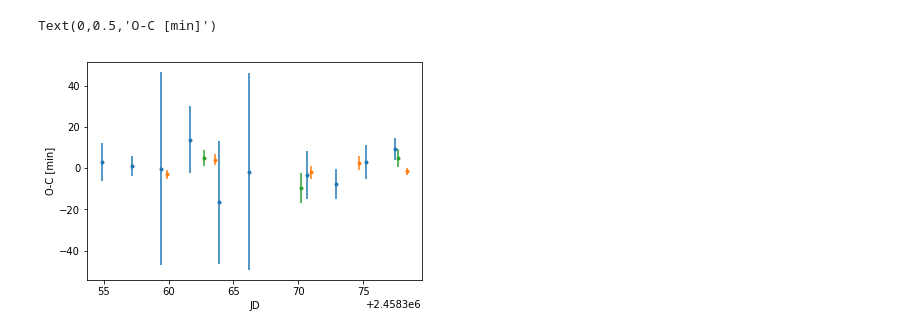
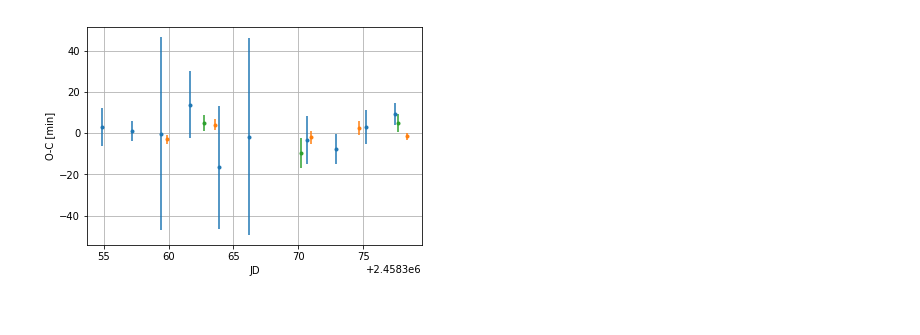
Before and after one commit to bmorris3/tessperiment, a Jupyter notebook: toi175_ttvfast.ipynb, the cells around one changed output. Drawn from its saved outputs; the diff is of its cells as text; code cells hidden in the pictures.

```diff
--- a/toi175_ttvfast.ipynb
+++ b/toi175_ttvfast.ipynb
@@ -1,30 +1,31 @@
 # %%
 %matplotlib inline
 
 import matplotlib.pyplot as plt
 import numpy as np
 
 b_times = np.load('307210830/transit_times_b.npy')[0, :]
 b_uncertainties = np.load('307210830/transit_times_b.npy')[1, :]
 b_epoch = np.array([0, 1, 2, 3, 4, 5, 7, 8, 9, 10])
 
 c_times = np.load('307210830/transit_times_c.npy')[0, :]
 c_uncertainties = np.load('307210830/transit_times_c.npy')[1, :]
 c_epoch = np.array([0, 1, 3, 4, 5]) + 1
 
 d_times = np.load('307210830/transit_times_d.npy')[0, :]
 d_uncertainties = np.load('307210830/transit_times_d.npy')[1, :]
 d_epoch = np.arange(len(d_times)) + 1
 
 plt.errorbar(b_times, 24*60*(b_times - np.polyval(np.polyfit(b_epoch, b_times, 1), b_epoch)), 24*60*b_uncertainties, fmt='.')
 plt.errorbar(c_times, 24*60*(c_times - np.polyval(np.polyfit(c_epoch, c_times, 1), c_epoch)), 24*60*c_uncertainties, fmt='.')
 plt.errorbar(d_times, 24*60*(d_times - np.polyval(np.polyfit(d_epoch, d_times, 1), d_epoch)), 24*60*d_uncertainties, fmt='.')
 
 plt.xlabel('JD')
 plt.ylabel('O-C [min]')
+plt.grid()
+plt.savefig('o-c.png', dpi=250, bbox_inches='tight')
 # %% [output]
-Text(0,0.5,'O-C [min]')
-[figure, old version]
+[figure, new version]
 # %%
 from astropy.constants import G, M_sun, R_sun
 import astropy.units as u
```
Also changed, not shown: parts of 7 cells of this notebook, 4 other files.
